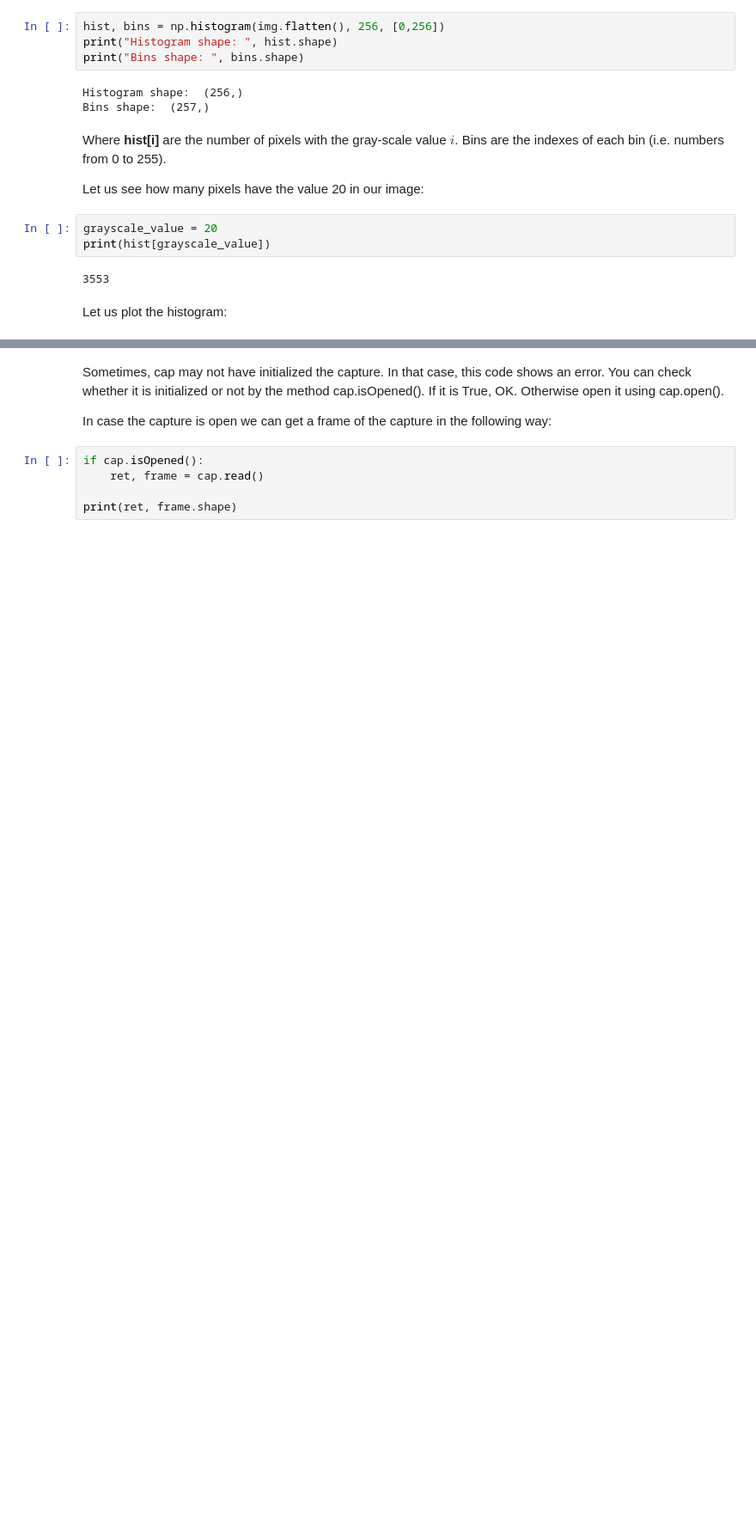
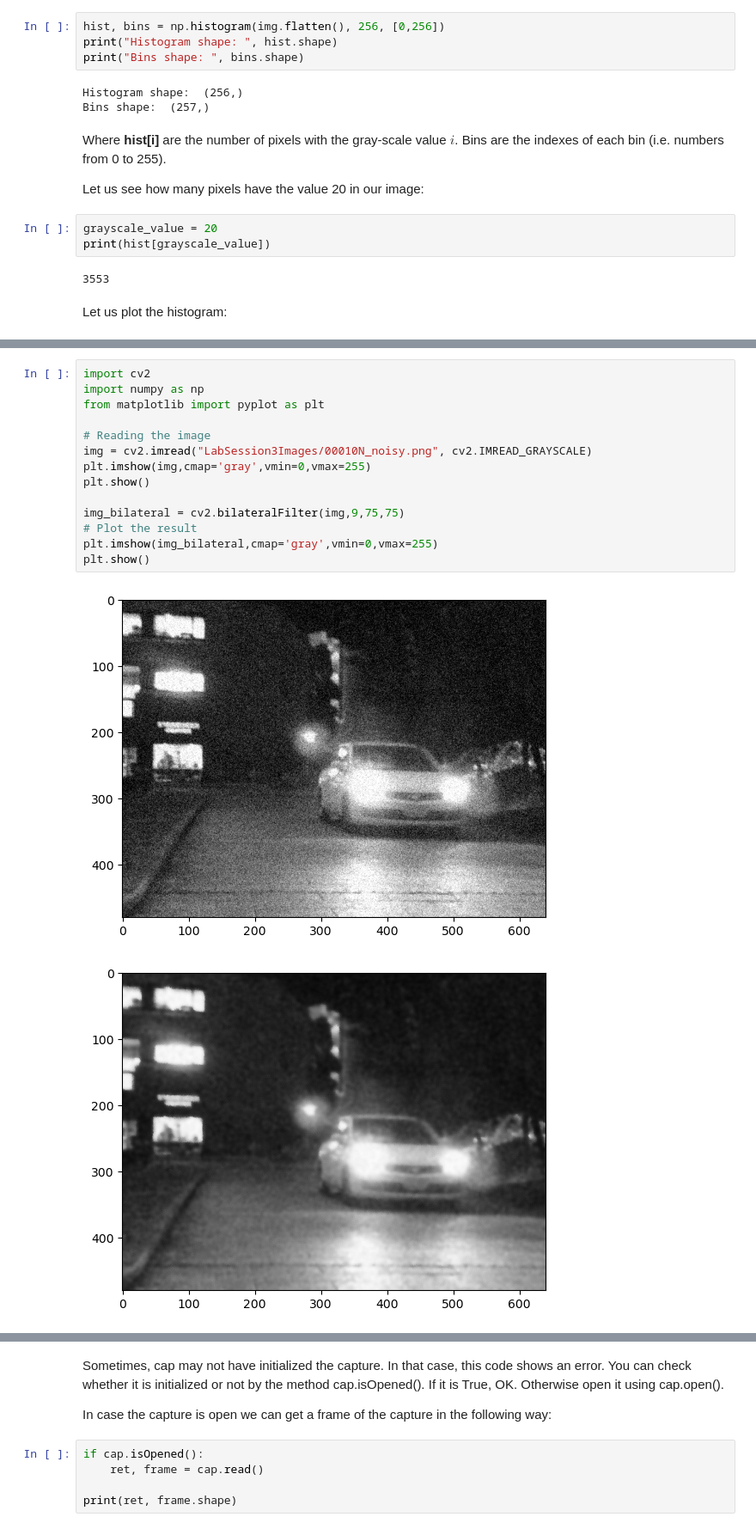
Before and after one commit to CVLAB-Unibo/ComputerVisionImageProcessing-LabSessions, a Jupyter notebook: LabSession3_v2/LabSession3.ipynb, the cells around one changed output, grey strips where cells are left out. Shown at 86% size. Saved outputs shown, nothing was run; the diff lists cells and outputs as text; blank space fills up the shorter version.

```diff
--- a/LabSession3_v2/LabSession3.ipynb
+++ b/LabSession3_v2/LabSession3.ipynb
@@ -136 +278,18 @@ We can apply a bilateral filter in OpenCV with:
+# %%
+import cv2
+import numpy as np
+from matplotlib import pyplot as plt
+
+# Reading the image
+img = cv2.imread("LabSession3Images/00010N_noisy.png", cv2.IMREAD_GRAYSCALE)
+plt.imshow(img,cmap='gray',vmin=0,vmax=255)
+plt.show()
+
+img_bilateral = cv2.bilateralFilter(img,9,75,75)
+# Plot the result
+plt.imshow(img_bilateral,cmap='gray',vmin=0,vmax=255)
+plt.show()
+# %% [output]
+[figure, added]
+[figure, added]
 # %% [markdown]
```
Also changed, not shown: parts of 17 cells of this notebook, 35 other files.
